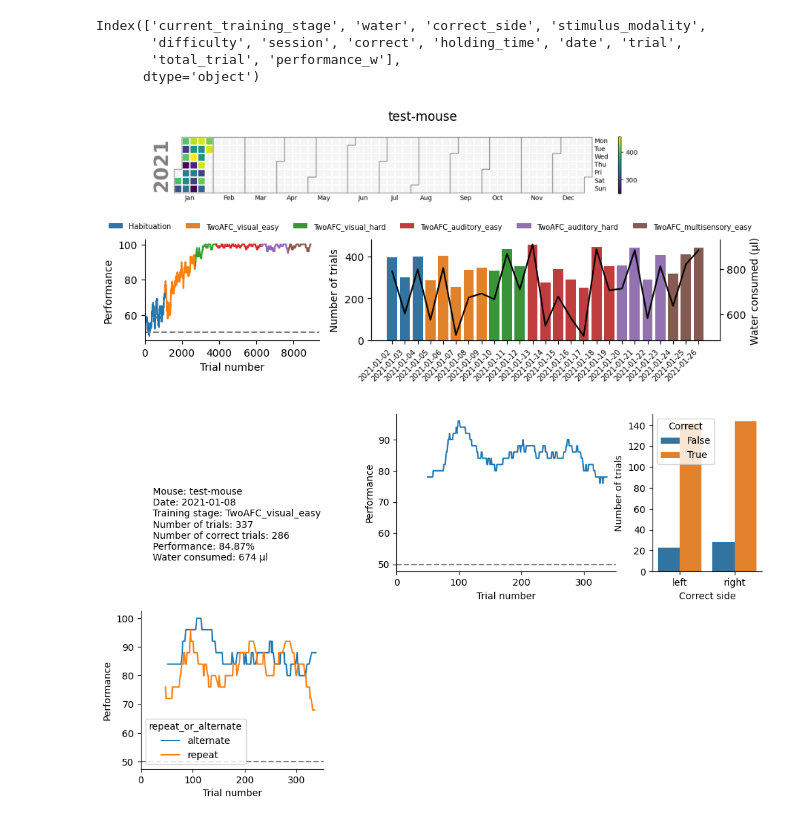
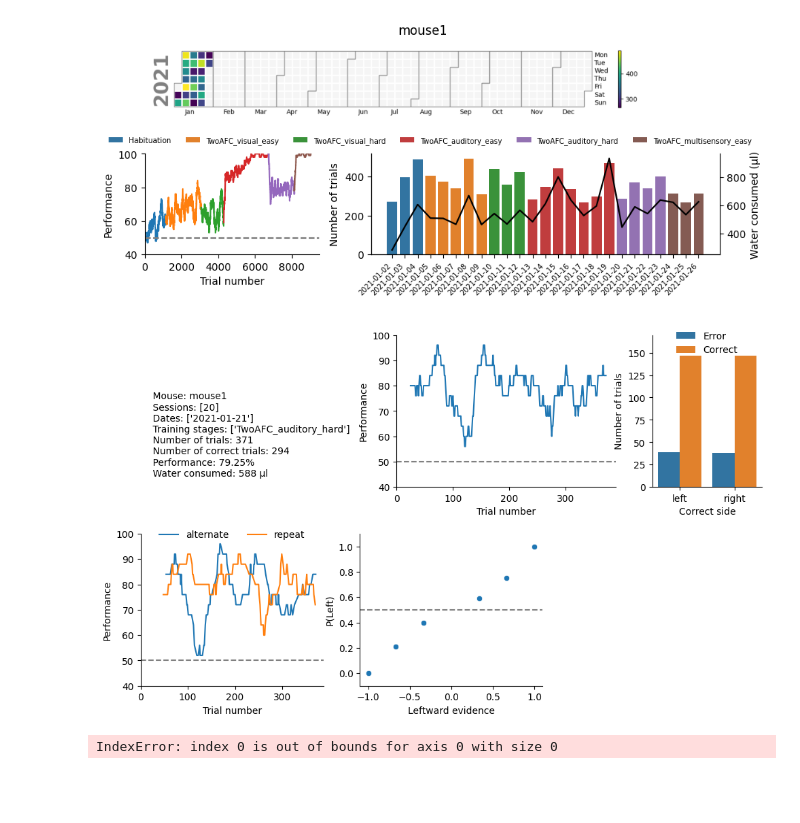
Before and after one commit to LearningCircuitsLab/lecilab-behavior-analysis, a Jupyter notebook: lecilab_behavior_analysis/plot_testing.ipynb, the cells around one changed output. Cells and saved outputs as stored; diff of their text form; code cells hidden in the pictures; blank space fills up the shorter version.

```diff
--- a/lecilab_behavior_analysis/plot_testing.ipynb
+++ b/lecilab_behavior_analysis/plot_testing.ipynb
@@ -9,17 +10,23 @@ mouse_name = "test-mouse"
+# %%
+mouse = "mouse1"
+df = load_example_data(mouse)
 # %%
 from lecilab_behavior_analysis.figure_maker import subject_progress_figure
-fig = subject_progress_figure(df, mouse_name, perf_window=100)
+fig = subject_progress_figure(df, mouse, perf_window=100)
 # %% [output]
-Index(['current_training_stage', 'water', 'correct_side', 'stimulus_modality',
-       'difficulty', 'session', 'correct', 'holding_time', 'date', 'trial',
-       'total_trial', 'performance_w'],
-      dtype='object')
-[figure, old version]
+[figure, new version]
 # %%
 from lecilab_behavior_analysis.figure_maker import session_summary_figure
 # select the session you want to plot
-session = 7
+session = 20
 sdf = df[df["session"] == session]
-fig = session_summary_figure(sdf, mouse_name, perf_window=100)
+fig = session_summary_figure(sdf, mouse, perf_window=25)
 # %% [output]
-[figure, old version]
+[figure, new version]
+# %%
+from lecilab_behavior_analysis.df_transforms import summary_matrix
+
+sm = summary_matrix(df)
+sm
+# %% [output]
+IndexError: index 0 is out of bounds for axis 0 with size 0
```
Also changed, not shown: parts of 2 cells of this notebook, 6 other files.
